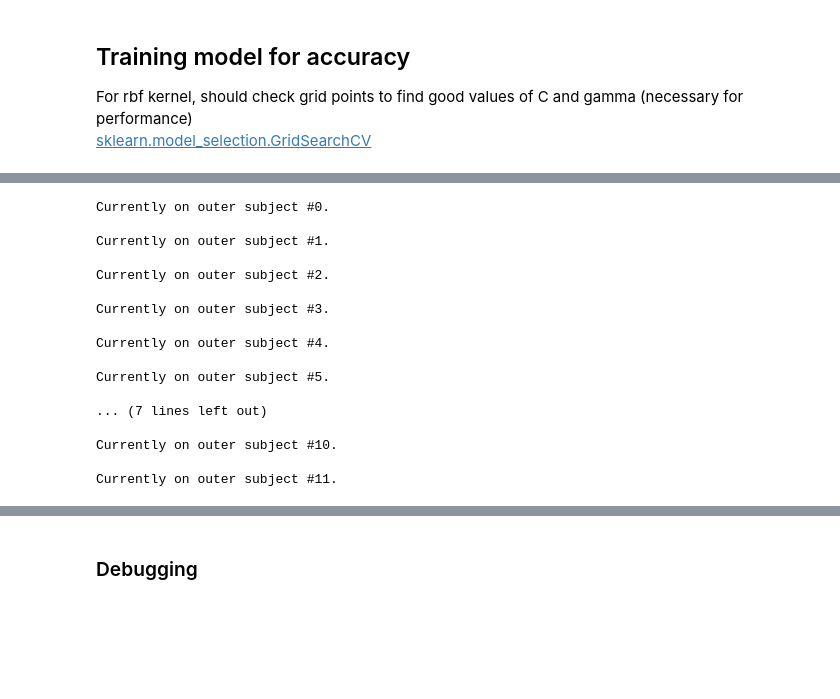
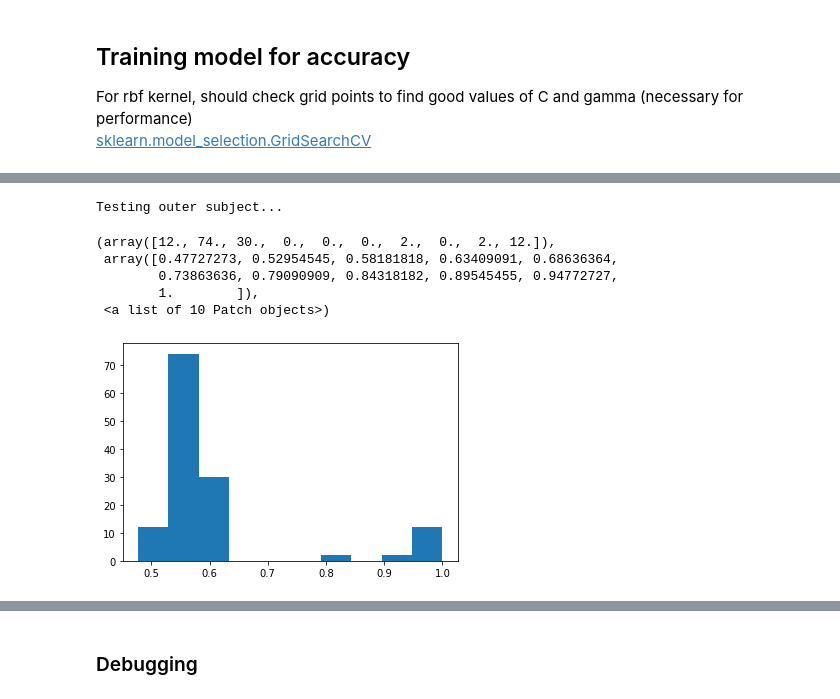
Before and after one commit to alexxyu/fmri-svm, a Jupyter notebook: SVM Classifier.ipynb, the cells around one changed output, grey strips where cells are left out. Saved outputs shown, nothing was run; the diff lists cells and outputs as text; code cells hidden in the pictures; blank space fills up the shorter version.

```diff
--- a/SVM Classifier.ipynb
+++ b/SVM Classifier.ipynb
@@ -97,3 +101,31 @@ def get_optimal_params():
+# %%
+'''
+Performs grid search to find best possible parameters from selections to train data.
+'''
+def get_optimal_params(x_data, y_data, gamma_range, C_range):
+
+    gamma_vals = np.logspace(gamma_range['start'], gamma_range['stop'], gamma_range['num'], base=gamma_range['base'])
+    C_vals = np.logspace(C_range['start'], C_range['stop'], C_range['num'], base=C_range['base'])
+
+    tuned_params = [{'kernel': ['linear', 'rbf', 'sigmoid'], 'gamma': gamma_vals, 'C': C_vals}]
+
+    clf = GridSearchCV(SVC(), tuned_params, cv=5, iid=True)
+    clf.fit(x_data, y_data)
+
+    round1_params = clf.best_params_
+
+    gamma_exp = math.log(round1_params['gamma'], gamma_range['base'])
+    C_exp = math.log(round1_params['C'], C_range['base'])
+
+    new_gamma_range = np.logspace(gamma_exp-1, gamma_exp+1, 6, base=gamma_range['base'])
+    new_C_range = np.logspace(C_exp-1, C_exp+1, 6, base=C_range['base'])
+
+    tuned_params = [{'kernel': [round1_params['kernel']], 'gamma': new_gamma_range, 'C': new_C_range}]
+
+    clf = GridSearchCV(SVC(), tuned_params, cv=5, iid=True)
+    clf.fit(x_data, y_data)
+
+    return clf.best_params_
 # %%
 '''
 Generates training and testing data.
@@ -184,26 +270,24 @@ For rbf kernel, should check grid points to find good values of C and gamma (nec
 # %%
-kernel_type = 'linear'
 path = r'scans/output/PRE/'
 roi = 1                            # V1-roi: 0, MT-roi: 1
 conds = [1, 3]                     # trained_cp: 0, trained_ip: 1, untrained_cp: 2, untrained_ip: 3
 block_length = 624
 
-accs = train(path, kernel_type, roi, conds, block_length)
+accs, outer_accs = train(path, roi, conds, block_length)
+accs.to_csv('no_scramble.csv', sep='\t')
 # %% [output]
-Currently on outer subject #0.
-
-Currently on outer subject #1.
-
-Currently on outer subject #2.
-
-Currently on outer subject #3.
-
-Currently on outer subject #4.
-
-Currently on outer subject #5.
-
-... (7 lines left out)
-
-Currently on outer subject #10.
-
-Currently on outer subject #11.
+Testing outer subject...
+# %%
+vals = []
+for column in accs:
+    vals.extend(accs[column].tolist())
+vals = [x for x in vals if str(x) != 'nan']
+
+plt.hist(vals)
+# %% [output]
+(array([12., 74., 30.,  0.,  0.,  0.,  2.,  0.,  2., 12.]),
+ array([0.47727273, 0.52954545, 0.58181818, 0.63409091, 0.68636364,
+        0.73863636, 0.79090909, 0.84318182, 0.89545455, 0.94772727,
+        1.        ]),
+ <a list of 10 Patch objects>)
+[figure, added]
```
Also changed, not shown: parts of 16 cells of this notebook, 6 other files.
